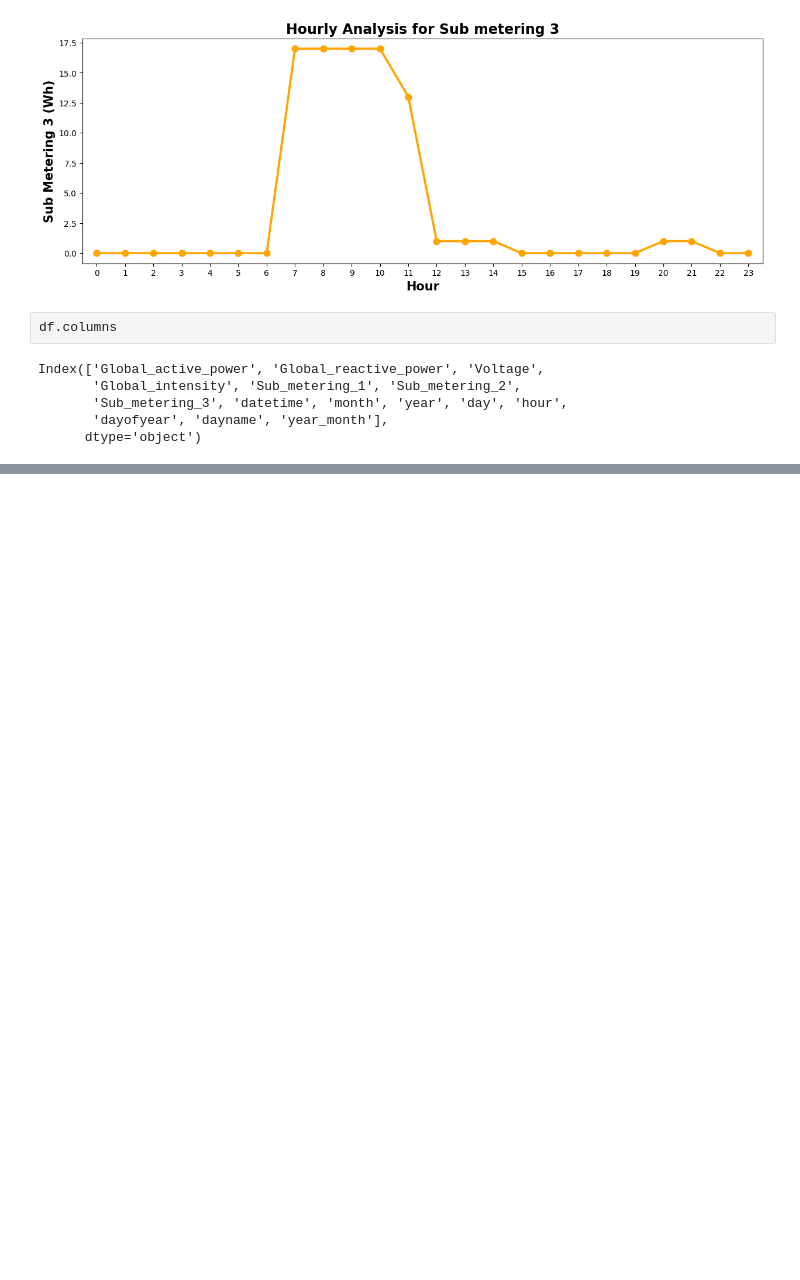
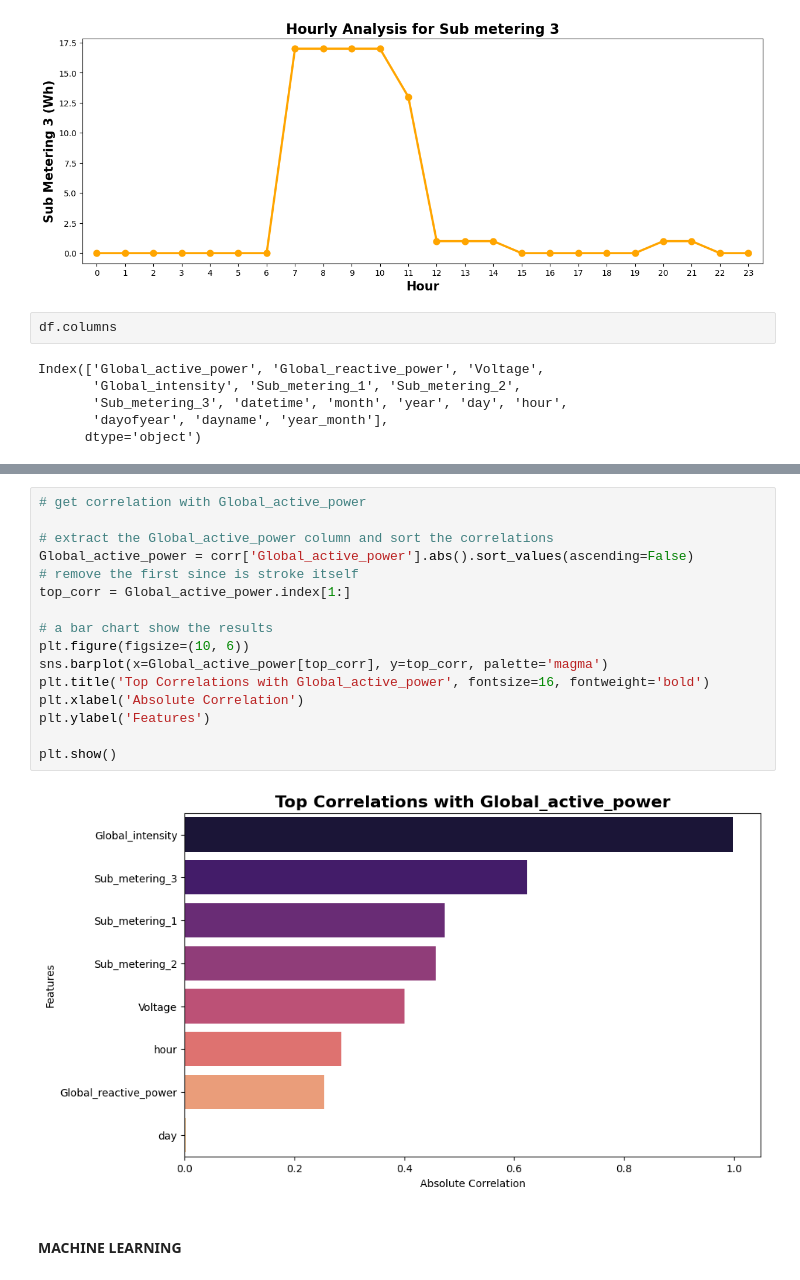
Before and after one commit to SainavyaGadde/DataScienceFinalProject, a Jupyter notebook: data_science_project.ipynb, the cells around one changed output, grey strips where cells are left out. Drawn from its saved outputs; the diff is of its cells as text; blank space fills up the shorter version.

```diff
--- a/data_science_project.ipynb
+++ b/data_science_project.ipynb
@@ -476,0 +484,20 @@ Passing `palette` without assigning `hue` is deprecated and will be removed in v
+# %%
+# get correlation with Global_active_power
+
+# extract the Global_active_power column and sort the correlations
+Global_active_power = corr['Global_active_power'].abs().sort_values(ascending=False)
+# remove the first since is stroke itself
+top_corr = Global_active_power.index[1:]
+
+# a bar chart show the results
+plt.figure(figsize=(10, 6))
+sns.barplot(x=Global_active_power[top_corr], y=top_corr, palette='magma')
+plt.title('Top Correlations with Global_active_power', fontsize=16, fontweight='bold')
+plt.xlabel('Absolute Correlation')
+plt.ylabel('Features')
+
+plt.show()
+# %% [output]
+[figure, added]
+# %% [markdown]
+#### MACHINE LEARNING
```
Also changed, not shown: parts of 34 cells of this notebook.
